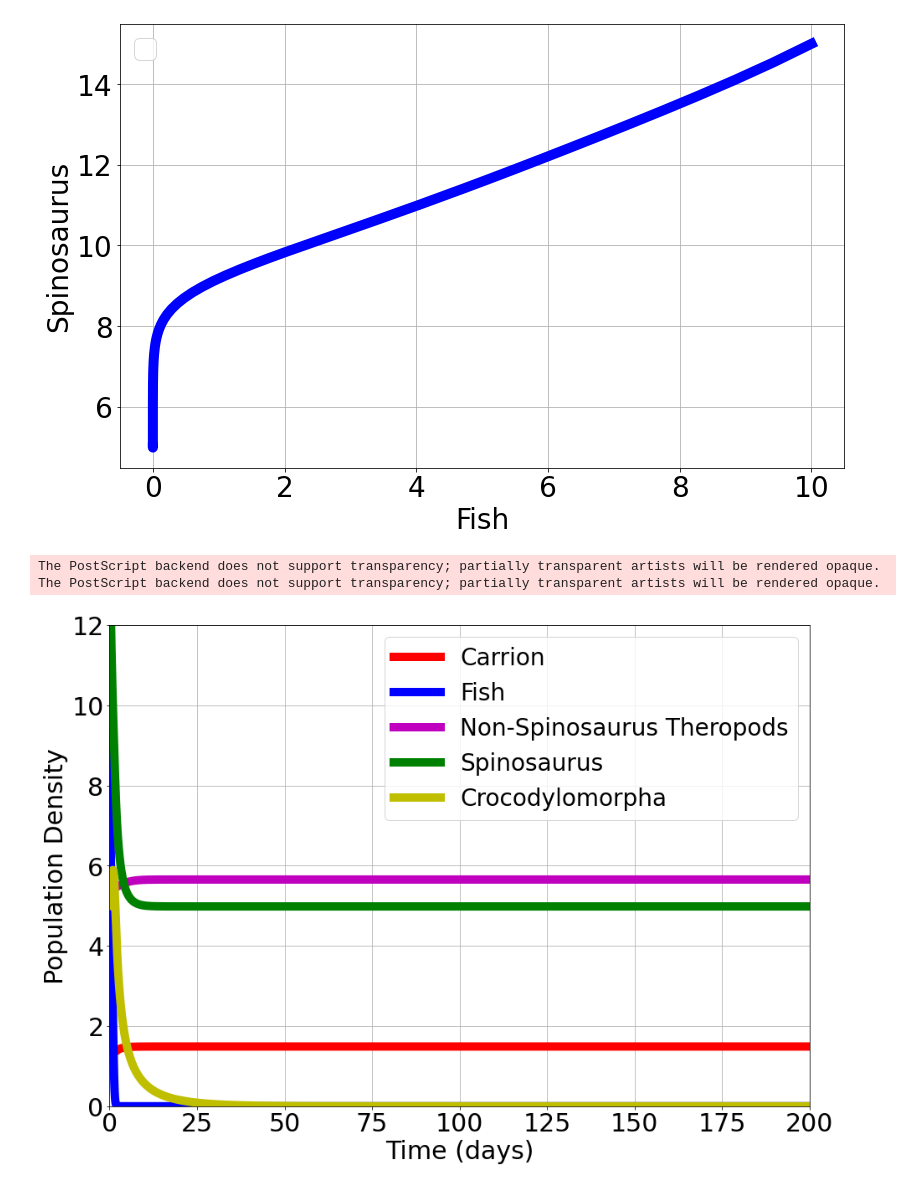
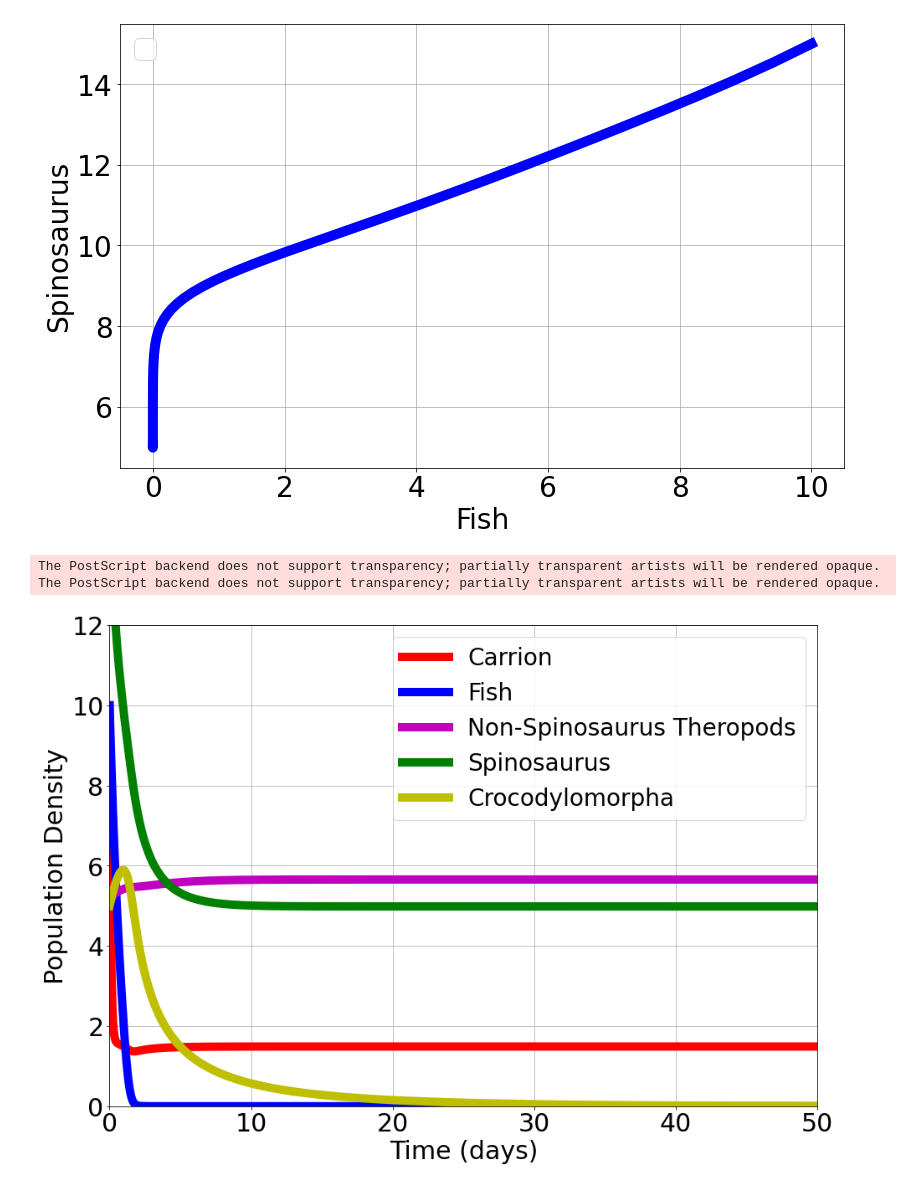
Before and after one commit to Tungdil01/palaeoEcologyBahariya, a Jupyter notebook: palaeo_restriction.ipynb, the cells around one changed output. Drawn from its saved outputs; the diff is of its cells as text; code cells hidden in the pictures.

```diff
--- a/palaeo_restriction.ipynb
+++ b/palaeo_restriction.ipynb
@@ -1377,25 +1377,25 @@ No handles with labels found to put in legend.
 # %%
 fig, ax = plt.subplots(figsize=(14, 10))
 
 ax.plot(time_list, Carrion, label="Carrion", linestyle="-", linewidth=10, markersize=12,color="r")
 ax.plot(time_list, Fish, label="Fish", linestyle="-", linewidth=10, markersize=12,color="b")
 ax.plot(time_list, Other_Theropods, label="Non-Spinosaurus Theropods", linestyle="-", linewidth=10, markersize=12,color="m")
 ax.plot(time_list, Spinosaurus, label="Spinosaurus", linestyle="-", linewidth=10, markersize=12,color="g")
 ax.plot(time_list, Crocodylomorpha, label="Crocodylomorpha", linestyle="-", linewidth=10, markersize=12,color="y")
 
 plt.xlabel("Time (days)")
 plt.ylabel("Population Density")
 plt.legend(fancybox=True, shadow=True)
-plt.xlim([0, time_list[-1]])
+plt.xlim([0, 50]) #time_list[-1]
 plt.ylim([0, 12])
 plt.grid()
 plt.rcParams.update({'font.size': 30})
 leg = ax.legend(prop={"size":28})
 
 plt.savefig('img/No_density_mediated_crocodylomorpha_evolution.eps', format='eps')
 plt.tight_layout()
 plt.show()
 # %% [output]
 The PostScript backend does not support transparency; partially transparent artists will be rendered opaque.
 The PostScript backend does not support transparency; partially transparent artists will be rendered opaque.
-[figure, old version]
+[figure, new version]
```
Also changed, not shown: parts of 8 cells of this notebook, 33 other files.
